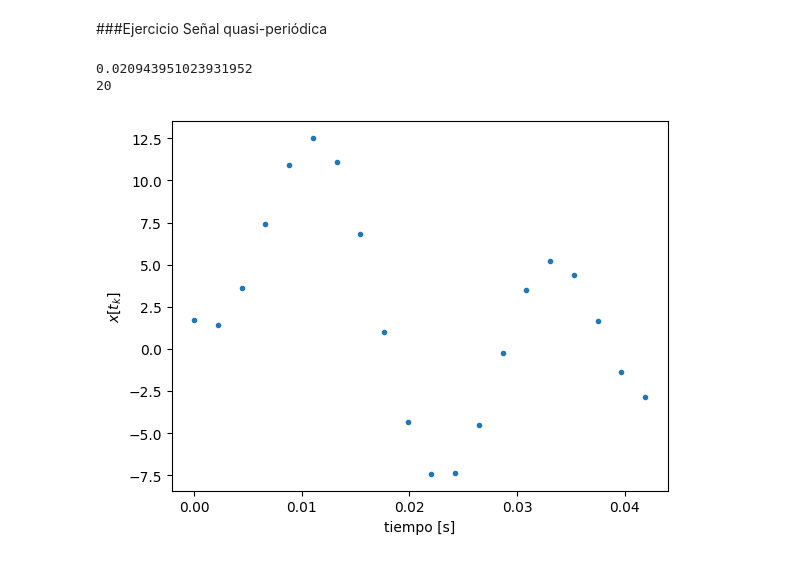
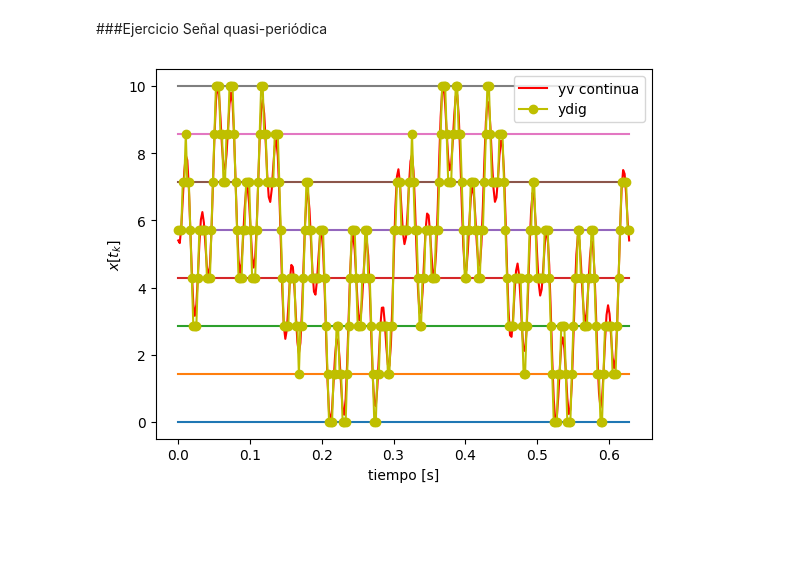
Before and after one commit to JMMV314/Se-ales-y-Sistemas, a Jupyter notebook: Cuaderno1_ejemplo1SyS2021.ipynb, the cells around one changed output. Cells and saved outputs as stored; diff of their text form; code cells hidden in the pictures; blank space fills up the shorter version.

```diff
--- a/Cuaderno1_ejemplo1SyS2021.ipynb
+++ b/Cuaderno1_ejemplo1SyS2021.ipynb
@@ -438,34 +502,61 @@ def my_ceropen(x,ymin = -5, ymax = 5): #en general se pueden definir valores por
 # %%
-# crear vector tiempo por rango y por número de muestras
-w=300 #velocidad angular
-T=(2*np.pi)/w # Periodo de la función=tiempo en dar un ciclo
-Ts=T/10 # Para tomar 10 muestras por ciclo
+## crear vector tiempo por rango y por número de muestras
+wmax=300 #velocidad angular máxima
+wmin=20
+
+Tmin=(2*np.pi)/wmax # Periodo mínimo dado por la función de mayor frecuencia
+Tmax=(2*np.pi)/wmin # Periodo máximo dado por la función de menor frecuencia
+Ts=Tmin/10 # Para tomar 10 muestras por ciclo teniendo en cuenta la mayor frecuencia
 ti = 0 # tiempo incial referencia [s]
-tf = 2*T # tiempo final  [s]
-K=int((tf-ti)/Ts)
+tf = 2*Tmax # tiempo final  [s]
+K=int((tf-ti)/Ts) # Número de muestras
 
-# vector de tiempo equiespacioado
+## vector de tiempo equiespacioado
 tv = np.linspace(start=ti,stop=tf,num=K)
-print(T)
+#print(Tmax)
-# %% [output]
-0.020943951023931952
-20
+# %%
+##número de bits y vector de cuantización
+nbits = 3
+rmin = 0
+rmax = 10
+ve = np.linspace(rmin,rmax,2**nbits) #Posiciones de cuantización
 # %%
-
+##Declaración de las funciones a modelar
 f1=8*np.cos(100*tv)
 f2=10*np.sin(20*tv)
 f3=-7*np.cos(300*tv-(np.pi/7))
 
 xv=f1+f2+f3
 
-yv=my_ceropen(xv,0,10)
-
-prueba=f3
-yv=my_ceropen(prueba,0,10)
+yv=my_ceropen(xv,0,10) #Función normalizada
-# %%
-plt.plot(tv,xv,'.') #vector en eje horizontal, vector eje vertical, color y marcador
-plt.xlabel('tiempo [s]')
-plt.ylabel('$x[t_k]$') # $ $ ecuación latex
-plt.show() #mostrar gráfica
-# %% [output]
-[figure, removed]
+# %%
+#recorrer vector cero y spam discretizado para cuantizar
+
+for i in range(yv.shape[0]):
+   if i==0: #primera muestra
+     yq = my_cuantizador(yv[i],ve)
+   else:
+     yq = np.append(yq,my_cuantizador(yv[i],ve)) #apilar datos cuantizando si i>0
+# %%
+##Graficación
+
+
+#estados de cuantización
+for v in ve:
+  #plt.plot(tv,v*np.ones(len(tv)))
+  plt.plot([tv[0],tv[-1]],v*np.ones(2)) #alternativa a la planteada ##¿Más eficiente?
+
+
+#graficar señales
+
+plt.plot(tv,yv,c='r', label='yv continua') #cs continua
+#plt.stem(tv,yv, label='yv discreta')#cs discreta
+plt.plot(tv,yq,c='y',marker='o',label='ydig') # graficar señal Digital (discreta + cuantizada)
+
+plt.legend(loc='upper right')
+#plt.grid()
+plt.xlabel('tiempo [s]')
+plt.ylabel('$x[t_k]$') # $ $ ecuación latex
+plt.show()
+# %% [output]
+[figure, added]
```
Also changed, not shown: parts of 8 cells of this notebook.
